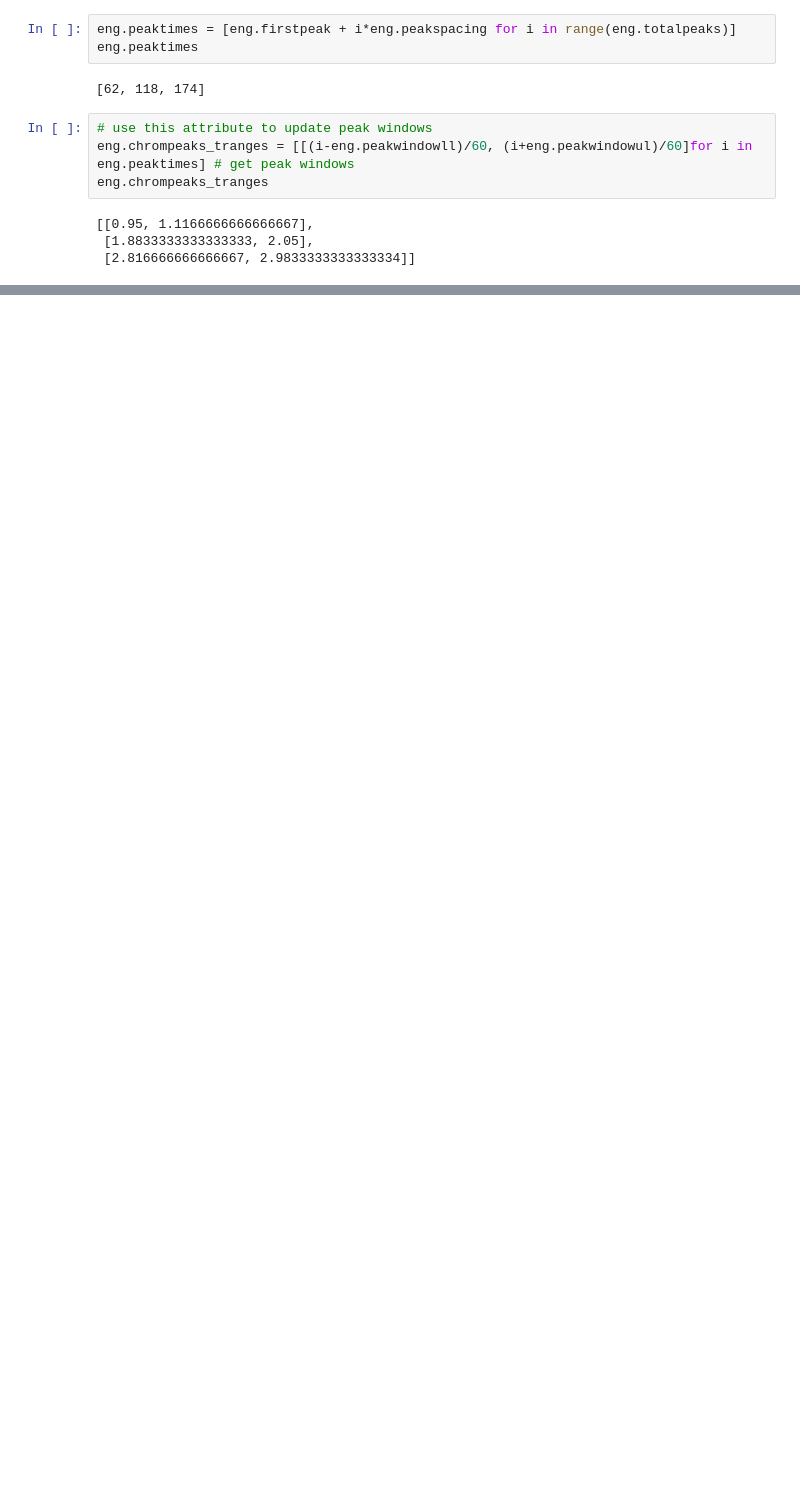
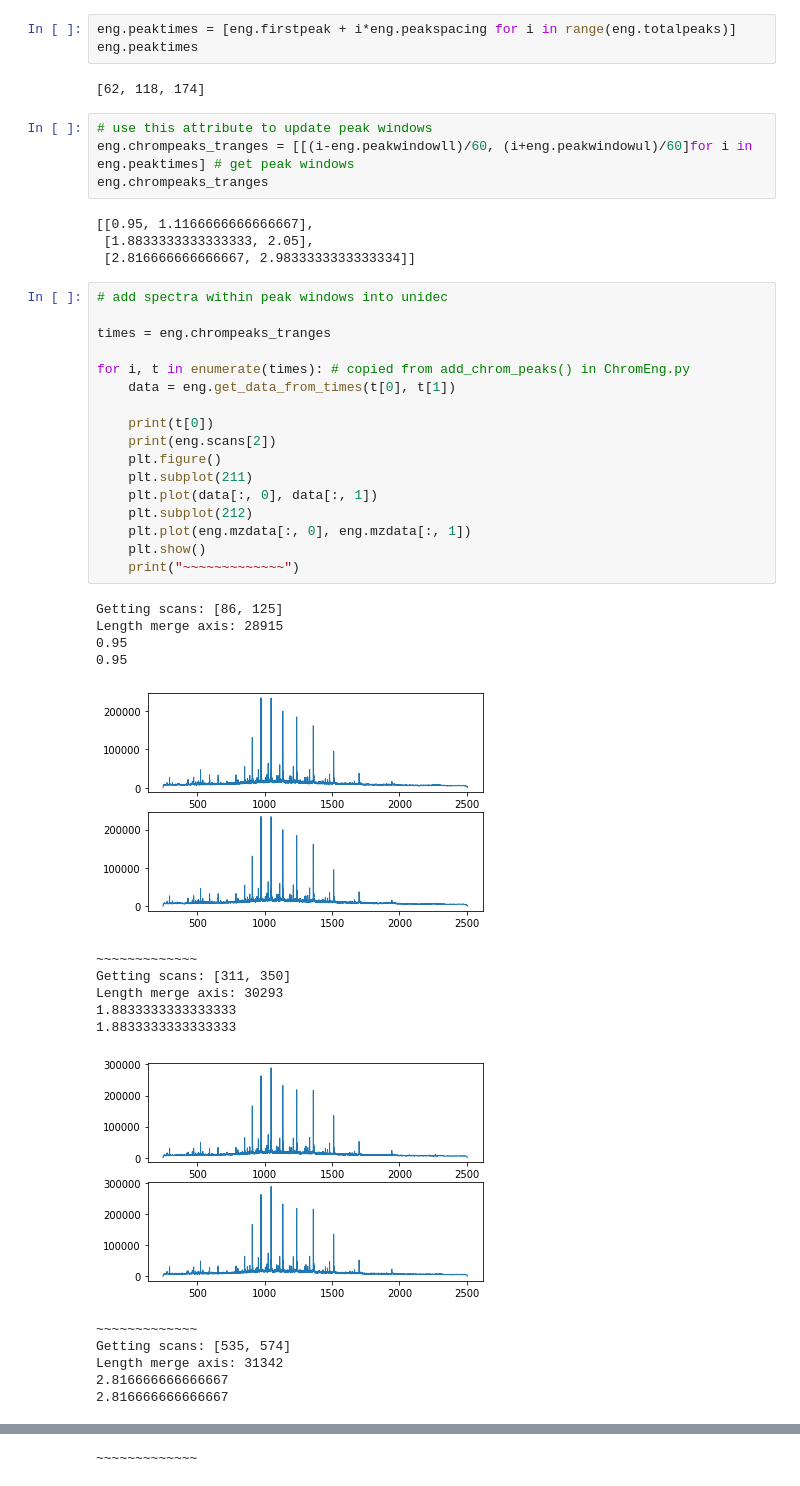
Before and after one commit to lawrencecollins/UniDec, a Jupyter notebook: 08-02-21 mzml import v2.1.ipynb, the cells around one changed output, grey strips where cells are left out. Saved outputs shown, nothing was run; the diff lists cells and outputs as text; blank space fills up the shorter version.

```diff
--- a/08-02-21 mzml import v2.1.ipynb
+++ b/08-02-21 mzml import v2.1.ipynb
@@ -95,3 +95,37 @@ eng.chrompeaks_tranges
 [[0.95, 1.1166666666666667],
  [1.8833333333333333, 2.05],
  [2.816666666666667, 2.9833333333333334]]
+# %%
+# add spectra within peak windows into unidec
+
+times = eng.chrompeaks_tranges
+
+for i, t in enumerate(times): # copied from add_chrom_peaks() in ChromEng.py
+    data = eng.get_data_from_times(t[0], t[1])
+
+    print(t[0])
+    print(eng.scans[2])
+    plt.figure()
+    plt.subplot(211)
+    plt.plot(data[:, 0], data[:, 1])
+    plt.subplot(212)
+    plt.plot(eng.mzdata[:, 0], eng.mzdata[:, 1])
+    plt.show()
+    print("~~~~~~~~~~~~~")
+# %% [output]
+Getting scans: [86, 125]
+Length merge axis: 28915
+0.95
+0.95
+[figure, added]
+~~~~~~~~~~~~~
+Getting scans: [311, 350]
+Length merge axis: 30293
+1.8833333333333333
+1.8833333333333333
+[figure, added]
+~~~~~~~~~~~~~
+Getting scans: [535, 574]
+Length merge axis: 31342
+2.816666666666667
+2.816666666666667
@@ -98,3 +133,4 @@ eng.chrompeaks_tranges
+~~~~~~~~~~~~~
 # %%
 # add spectra within peak windows into unidec
 
```
Also changed, not shown: parts of 6 cells of this notebook, 8 other files.
